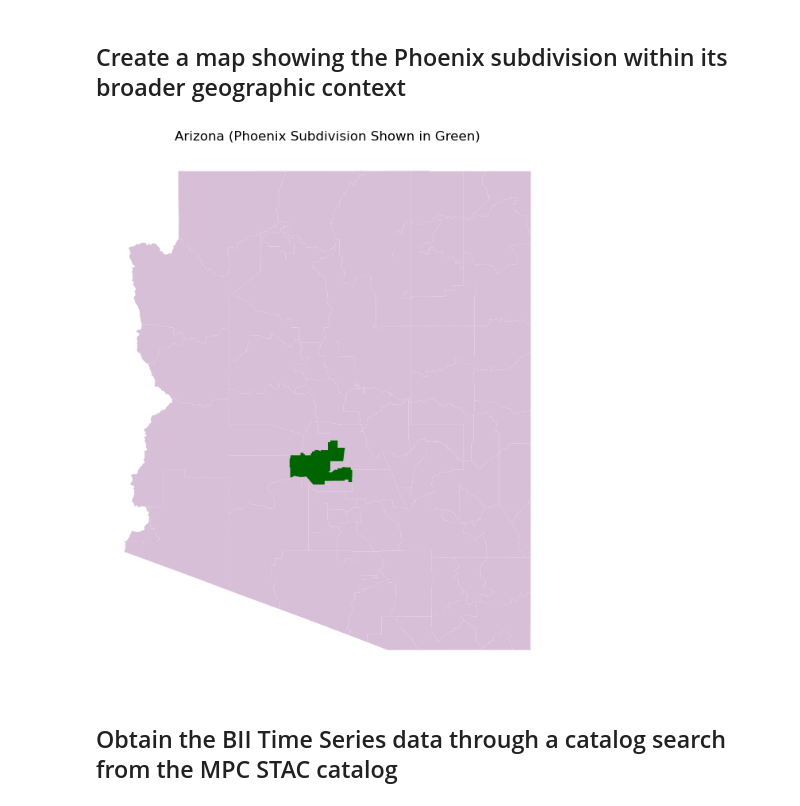
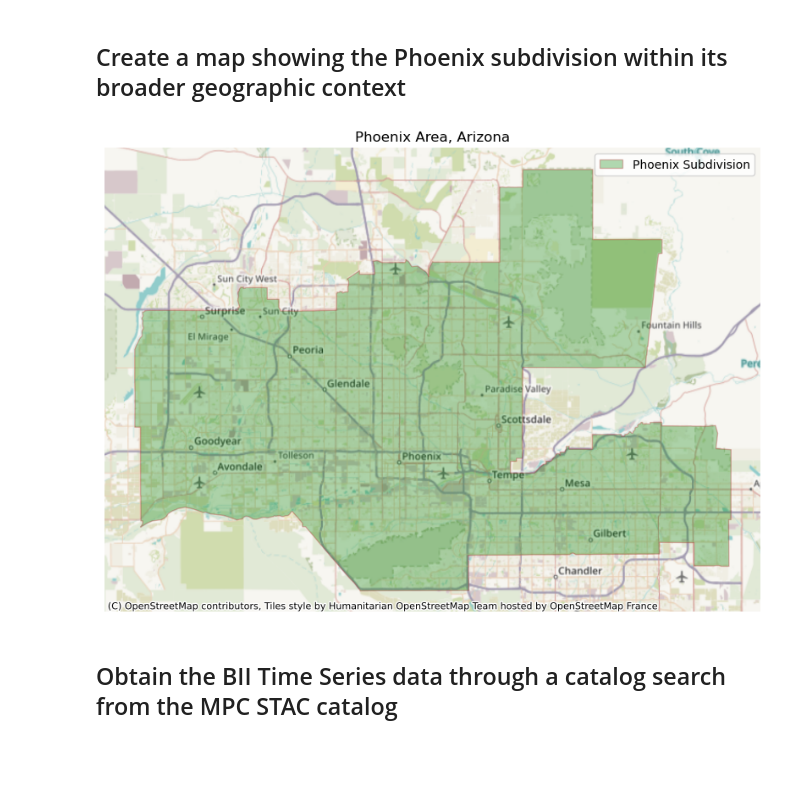
Before and after one commit to leirubinstein/eds220-final-project, a Jupyter notebook: bii-phoenix.ipynb, the cells around one changed output. Drawn from its saved outputs; the diff is of its cells as text; code cells hidden in the pictures; blank space fills up the shorter version.

Commit message:
update phoenix subdivision map

```diff
--- a/bii-phoenix.ipynb
+++ b/bii-phoenix.ipynb
@@ -65,22 +68,34 @@ phoenix = az[az["NAME"] == "Phoenix"]
 # %%
 # Set figure size
 fig, ax = plt.subplots(figsize=(10, 8))
 
 # Remove axis for cleaner plot
 ax.axis("off")
 
-# Plot the state of Arizona
-az.plot(ax=ax, color="thistle")
+# Create a patch for the legend
+from matplotlib.patches import Patch
+legend_patch = Patch(facecolor='green', edgecolor='firebrick', alpha=0.3, label='Phoenix Subdivision')
 
-# Plot Phoenix subdivision
-phoenix.plot(ax=ax, color="darkgreen")
+# Plot Phoenix subdivision with label
+phoenix.plot(ax=ax,
+            color="green",
+            edgecolor="firebrick",
+            alpha=0.3,
+            label="Phoenix Subdivision"
+           )
+
+# Add basemap
+ctx.add_basemap(ax, crs='epsg:4326')
 
 plt.subplots_adjust(bottom=0.05)
-ax.set_title("Arizona (Phoenix Subdivision Shown in Green)")
+ax.set_title("Phoenix Area, Arizona")
+
+# Add legend
+ax.legend(handles=[legend_patch])
 
 plt.show()
 # %% [output]
-[figure, old version]
+[figure, new version]
 # %% [markdown]
 ## Obtain the BII Time Series data through a catalog search from the MPC STAC catalog
 # %% [markdown]
```
Also changed, not shown: parts of 2 cells of this notebook.
